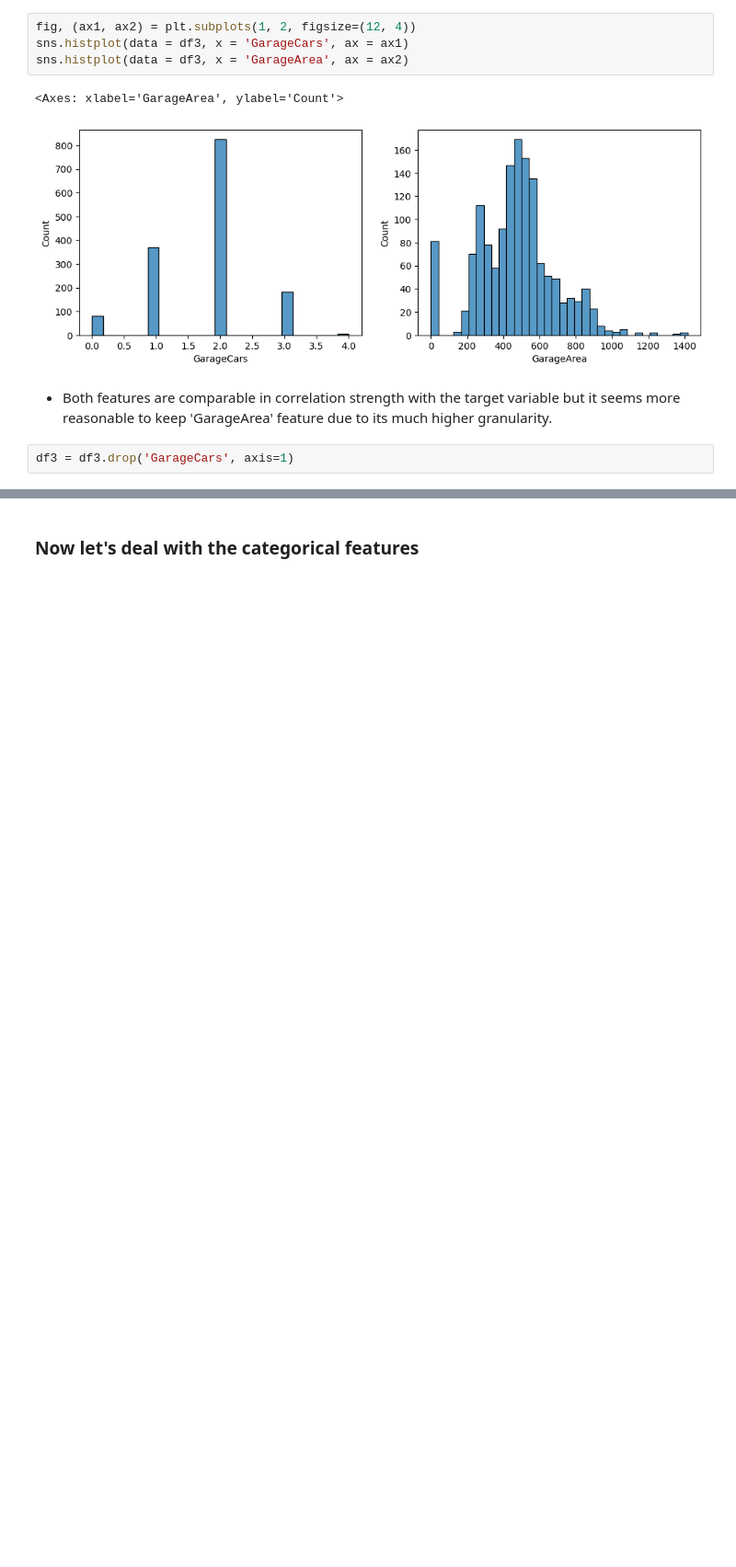
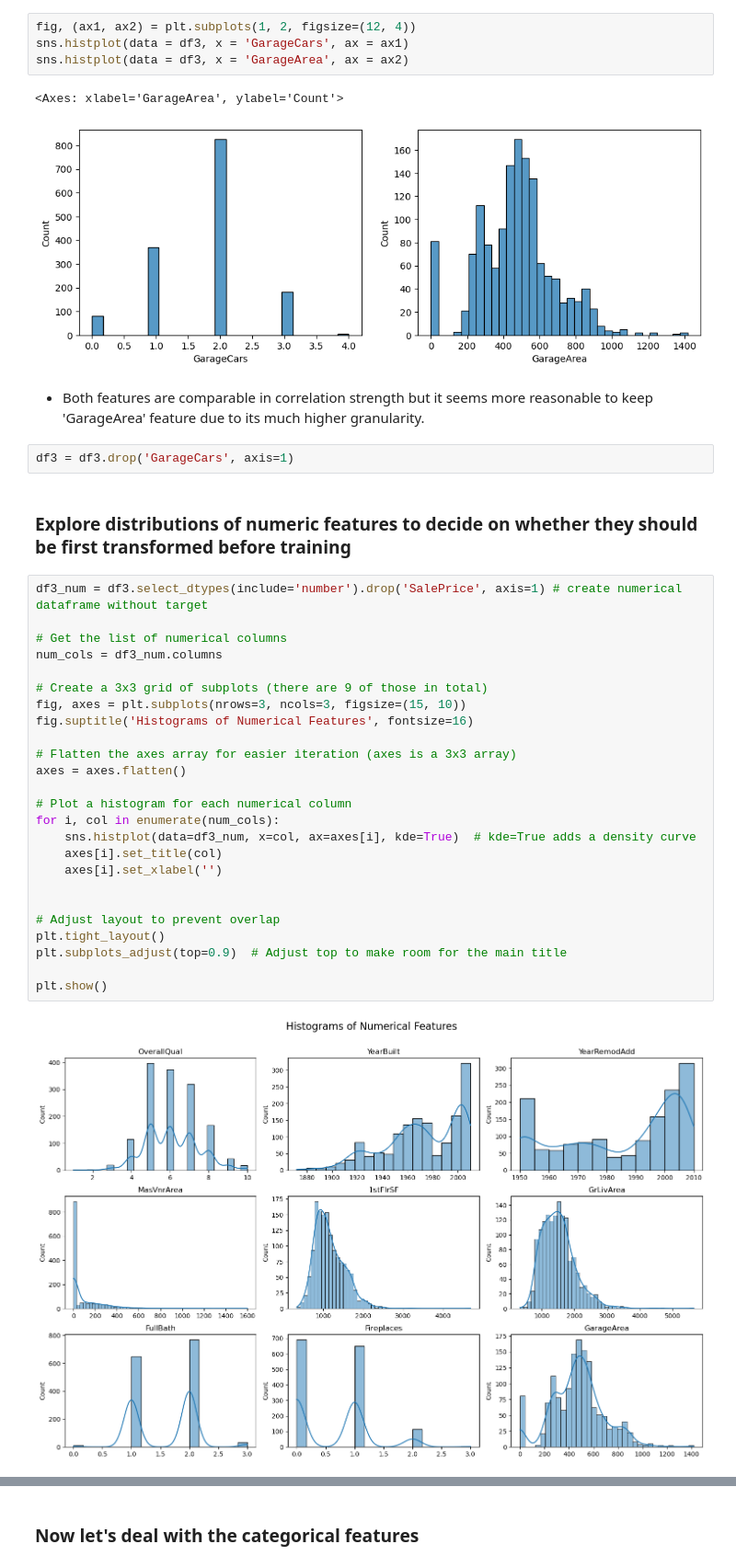
Before and after one commit to sergiimakhin/Redi, a Jupyter notebook: House_Prices/house_prices.ipynb, the cells around one changed output, grey strips where cells are left out. Shown: that part at 92% size. Cells and saved outputs as stored; diff of their text form; blank space fills up the shorter version.

```diff
--- a/House_Prices/house_prices.ipynb
+++ b/House_Prices/house_prices.ipynb
@@ -274,6 +246,35 @@ sns.histplot(data = df3, x = 'GarageArea', ax = ax2)
 <Axes: xlabel='GarageArea', ylabel='Count'>
 [figure]
 # %% [markdown]
-- Both features are comparable in correlation strength with the target variable but it seems more reasonable to keep 'GarageArea' feature due to its much higher granularity.
+- Both features are comparable in correlation strength but it seems more reasonable to keep 'GarageArea' feature due to its much higher granularity.
 # %%
 df3 = df3.drop('GarageCars', axis=1)
+# %% [markdown]
+### Explore distributions of numeric features to decide on whether they should be first transformed before training
+# %%
+df3_num = df3.select_dtypes(include='number').drop('SalePrice', axis=1) # create numerical dataframe without target
+
+# Get the list of numerical columns
+num_cols = df3_num.columns
+
+# Create a 3x3 grid of subplots (there are 9 of those in total)
+fig, axes = plt.subplots(nrows=3, ncols=3, figsize=(15, 10))
+fig.suptitle('Histograms of Numerical Features', fontsize=16)
+
+# Flatten the axes array for easier iteration (axes is a 3x3 array)
+axes = axes.flatten()
+
+# Plot a histogram for each numerical column
+for i, col in enumerate(num_cols):
+    sns.histplot(data=df3_num, x=col, ax=axes[i], kde=True)  # kde=True adds a density curve
+    axes[i].set_title(col)
+    axes[i].set_xlabel('')
+
+
+# Adjust layout to prevent overlap
+plt.tight_layout()
+plt.subplots_adjust(top=0.9)  # Adjust top to make room for the main title
+
+plt.show()
+# %% [output]
+[figure, added]
```
Also changed, not shown: parts of 71 cells of this notebook, 1 other file.
